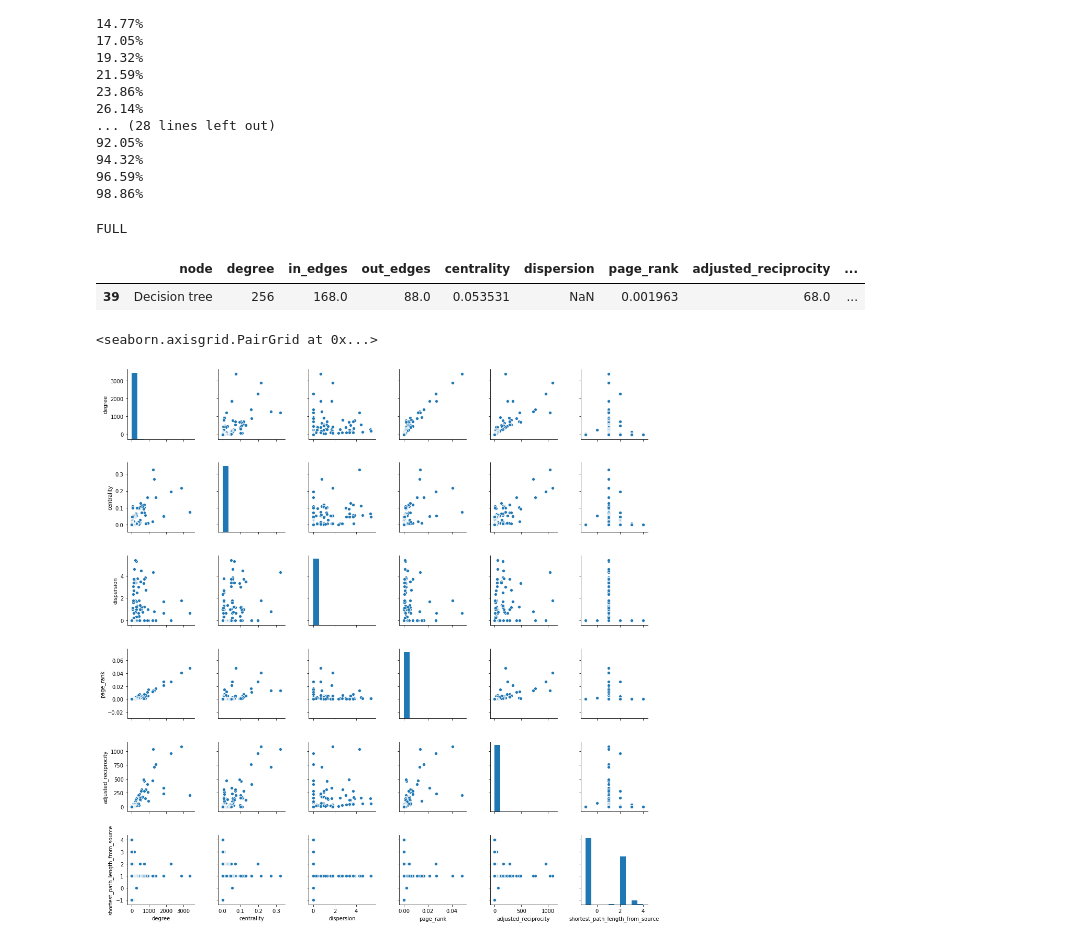
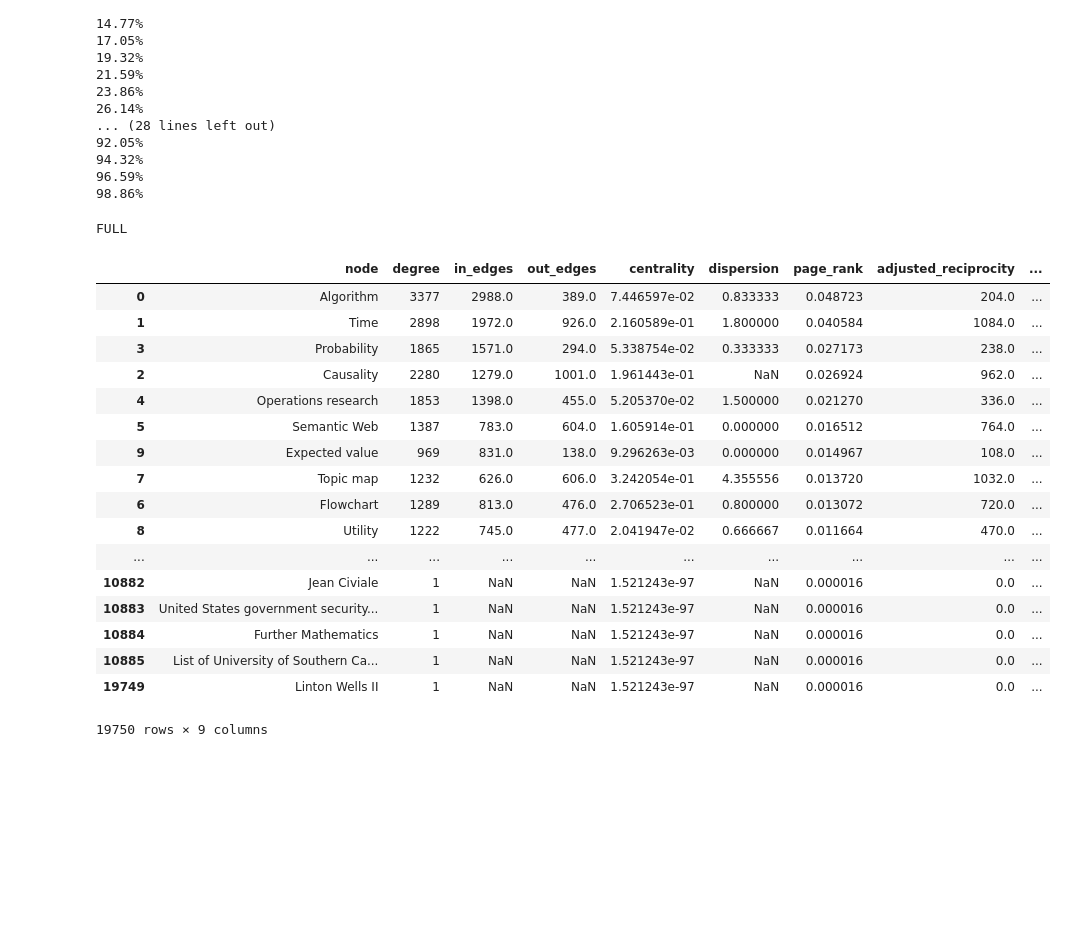
Before and after one commit to QED0711/wiki_learn, a Jupyter notebook: data-retrieval/graph_api/GraphCreator.ipynb, the cells around one changed output. Saved outputs shown, nothing was run; the diff lists cells and outputs as text; code cells hidden in the pictures; blank space fills up the shorter version.

Commit message:
added edge weights from category matches

```diff
--- a/data-retrieval/graph_api/GraphCreator.ipynb
+++ b/data-retrieval/graph_api/GraphCreator.ipynb
@@ -49,6 +50,8 @@ class GraphCreator:
         self.visited = {entry}
         self.next_links = []
 
+        self.categories = {}
+
         self.query_articles([entry])
 
         # setup timeout function
@@ -60,10 +63,22 @@ class GraphCreator:
 
     def add_edges(self, articles):
         for article in articles:
+
+            self.categories[article['title']] = format_categories([category.split("Category:")[1] for category in article['categories'] if not bool(re.findall(r"(articles)|(uses)|(commons)|(category\:use)", category, re.I))])
+
             self.graph.add_edges_from(
                 [(article['title'], link) for link in article['links']])
             self.graph.add_edges_from(
                 [(linkhere, article['title']) for linkhere in article['linkshere']])
+
+    def update_edge_weights(self):
+        for edge in self.graph.out_edges:
+            weight = compare_categories(edge[0], edge[1], self.categories)
+            self.graph.add_edge(edge[0], edge[1], weight=weight)
+
+        for edge in self.graph.in_edges:
+            weight = compare_categories(edge[0], edge[1], self.categories)
+            self.graph.add_edge(edge[0], edge[1], weight=weight)
 
     def plot_graph(self):
         nx.draw(self.graph)
@@ -98,7 +113,7 @@ class GraphCreator:
 
     def get_pageranks(self):
         page_ranks = sorted([(key, value) for key, value in nx.algorithms.link_analysis.pagerank(
-            self.graph).items()], key=lambda x: x[1], reverse=True)
+            self.graph, weight='weight').items()], key=lambda x: x[1], reverse=True)
         return pd.DataFrame(page_ranks, columns=["node", "page_rank"])
 
     def get_reciprocity(self):
@@ -230,22 +245,37 @@ gc.expand_network(group_size=2, timeout=5)
 94.32%
 96.59%
 98.86%
+# %%
+gc.update_edge_weights()
 # %%
 features_df = gc.get_features_df()
 features_df
 # features_df[features_df.node == 'Decision tree']
-# features_df.sort_values("centrality", ascending=False)
+features_df.sort_values("page_rank", ascending=False)
 # %% [output]
 FULL
 |  | node | degree | in_edges | out_edges | centrality | dispersion | page_rank | adjusted_reciprocity | ... |
-| 39 | Decision tree | 256 | 168.0 | 88.0 | 0.053531 | NaN | 0.001963 | 68.0 | ... |
+| 0 | Algorithm | 3377 | 2988.0 | 389.0 | 7.446597e-02 | 0.833333 | 0.048723 | 204.0 | ... |
+| 1 | Time | 2898 | 1972.0 | 926.0 | 2.160589e-01 | 1.800000 | 0.040584 | 1084.0 | ... |
+| 3 | Probability | 1865 | 1571.0 | 294.0 | 5.338754e-02 | 0.333333 | 0.027173 | 238.0 | ... |
+| 2 | Causality | 2280 | 1279.0 | 1001.0 | 1.961443e-01 | NaN | 0.026924 | 962.0 | ... |
+| 4 | Operations research | 1853 | 1398.0 | 455.0 | 5.205370e-02 | 1.500000 | 0.021270 | 336.0 | ... |
+| 5 | Semantic Web | 1387 | 783.0 | 604.0 | 1.605914e-01 | 0.000000 | 0.016512 | 764.0 | ... |
+| 9 | Expected value | 969 | 831.0 | 138.0 | 9.296263e-03 | 0.000000 | 0.014967 | 108.0 | ... |
+| 7 | Topic map | 1232 | 626.0 | 606.0 | 3.242054e-01 | 4.355556 | 0.013720 | 1032.0 | ... |
+| 6 | Flowchart | 1289 | 813.0 | 476.0 | 2.706523e-01 | 0.800000 | 0.013072 | 720.0 | ... |
+| 8 | Utility | 1222 | 745.0 | 477.0 | 2.041947e-02 | 0.666667 | 0.011664 | 470.0 | ... |
+| ... | ... | ... | ... | ... | ... | ... | ... | ... | ... |
+| 10882 | Jean Civiale | 1 | NaN | NaN | 1.521243e-97 | NaN | 0.000016 | 0.0 | ... |
+| 10883 | United States government security... | 1 | NaN | NaN | 1.521243e-97 | NaN | 0.000016 | 0.0 | ... |
+| 10884 | Further Mathematics | 1 | NaN | NaN | 1.521243e-97 | NaN | 0.000016 | 0.0 | ... |
+| 10885 | List of University of Southern Ca... | 1 | NaN | NaN | 1.521243e-97 | NaN | 0.000016 | 0.0 | ... |
+| 19749 | Linton Wells II | 1 | NaN | NaN | 1.521243e-97 | NaN | 0.000016 | 0.0 | ... |
+19750 rows × 9 columns
 # %%
 features_df.dispersion = features_df.dispersion.fillna(0.0)
 features_df.shortest_path_length_from_source = features_df.shortest_path_length_from_source.fillna(-1)
 # %%
 sns.pairplot(features_df)
-# %% [output]
-<seaborn.axisgrid.PairGrid at 0x...>
-[figure, removed]
 # %%
 sns.heatmap(features_df.corr())
```
Also changed, not shown: parts of 13 cells of this notebook, 1 other file.
